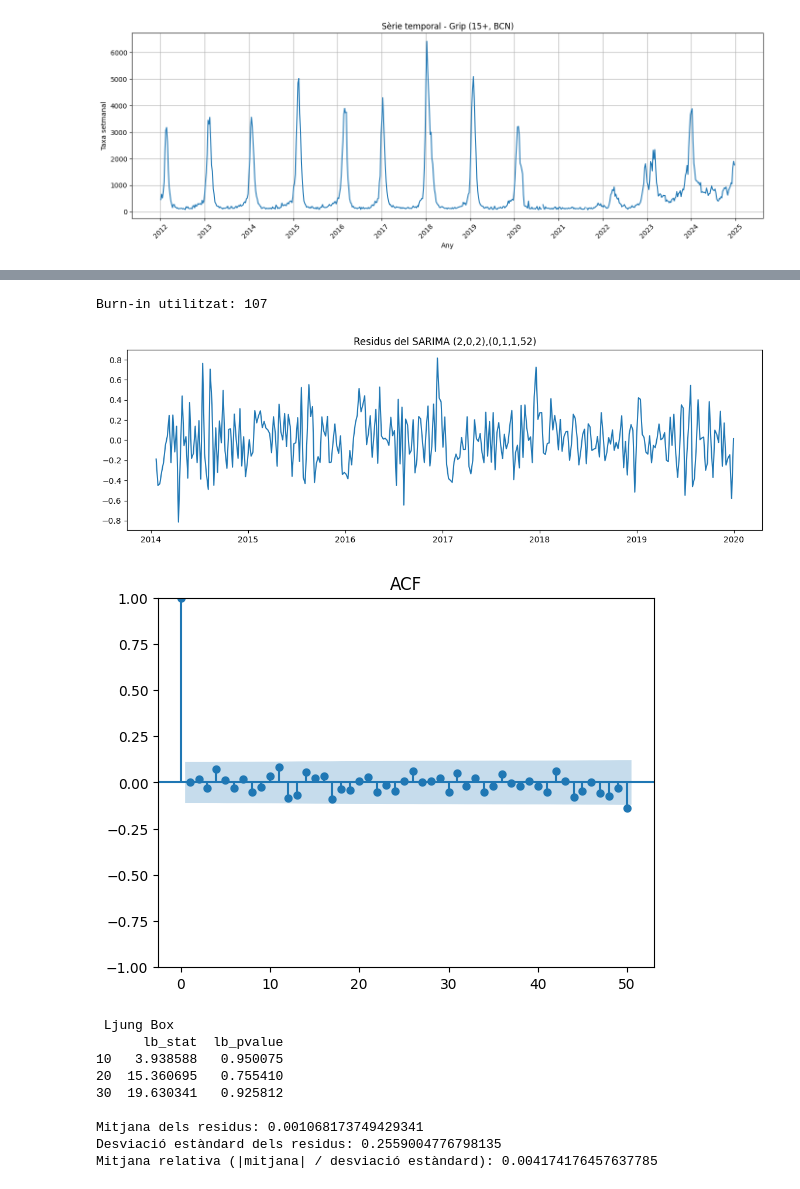
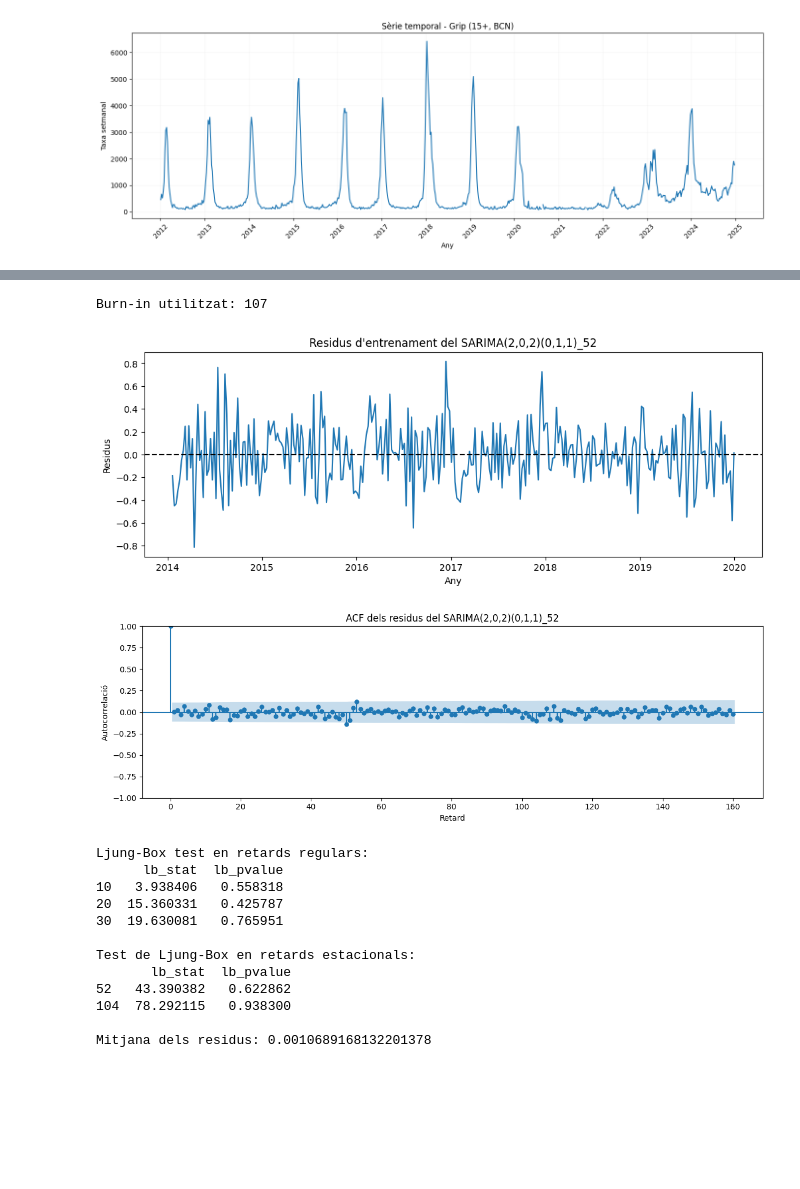
Before and after one commit to NIU1605347/modelitzacio-series-temporals-sarima-hibrid, a Jupyter notebook: notebooks/01_SARIMA_serie1.ipynb, the cells around one changed output, grey strips where cells are left out. Cells and saved outputs as stored; diff of their text form; code cells hidden in the pictures; blank space fills up the shorter version.

```diff
--- a/notebooks/01_SARIMA_serie1.ipynb
+++ b/notebooks/01_SARIMA_serie1.ipynb
@@ -625,44 +504,67 @@ Per dur a terme una avaluació residual més rigorosa, l’anàlisi diagnòstica
 # %%
 residuals= result1.resid.dropna()
 burn = max(result1.loglikelihood_burn, result1.filter_results.nobs_diffuse)
 
 print(f"Burn-in utilitzat: {burn}")
 residual1 = residuals.iloc[burn:].copy()
 
-
-plt.figure(figsize=(14,4))
+plt.figure(figsize=(12, 4))
 plt.plot(residual1)
-plt.title("Residus del SARIMA (2,0,2),(0,1,1,52)")
+plt.axhline(0, color="black", linestyle="--")
+plt.title("Residus d'entrenament del SARIMA(2,0,2)(0,1,1)_52")
+plt.xlabel("Any")
+plt.ylabel("Residus")
 plt.show()
 
-plot_acf(residual1, lags=50)
-plt.title("ACF")
+fig, ax = plt.subplots(figsize=(12, 4))
+plot_acf(residual1, lags=160, ax=ax)
+
+ax.set_title("ACF dels residus del SARIMA(2,0,2)(0,1,1)_52")
+ax.set_xlabel("Retard")
+ax.set_ylabel("Autocorrelació")
+
+plt.tight_layout()
 plt.show()
 
-print("\n Ljung Box")
-print(acorr_ljungbox(residual1, lags=[10, 20, 30], return_df=True))
 
-mean_resid = residual1.mean()
-std_resid = residual1.std()
+model_df = 2 + 2 + 0 + 1
 
-ratio = abs(mean_resid) / std_resid
+ljung_box = acorr_ljungbox(
+    residual1,
+    lags=[10, 20, 30],
+    model_df=model_df,
+    return_df=True
+)
 
-print("\nMitjana dels residus:", mean_resid)
-print("Desviació estàndard dels residus:", std_resid)
-print("Mitjana relativa (|mitjana| / desviació estàndard):", ratio)
+ljung_box_seasonal = acorr_ljungbox(
+    residual1,
+    lags=[52, 104],
+    model_df=model_df,
+    return_df=True
+)
+print("\nLjung-Box test en retards regulars:")
+print(ljung_box)
+
+print("\nTest de Ljung-Box en retards estacionals:")
+print(ljung_box_seasonal)
+
+print("\nMitjana dels residus:", residual1.mean())
 # %% [output]
 Burn-in utilitzat: 107
-[figure, old version]
+[figure, new version]
-[figure, old version]
+[figure, new version]
- Ljung Box
+Ljung-Box test en retards regulars:
       lb_stat  lb_pvalue
-10   3.938588   0.950075
-20  15.360695   0.755410
-30  19.630341   0.925812
+10   3.938406   0.558318
+20  15.360331   0.425787
+30  19.630081   0.765951
 
-Mitjana dels residus: 0.001068173749429341
-Desviació estàndard dels residus: 0.2559004776798135
-Mitjana relativa (|mitjana| / desviació estàndard): 0.004174176457637785
+Test de Ljung-Box en retards estacionals:
+       lb_stat  lb_pvalue
+52   43.390382   0.622862
+104  78.292115   0.938300
+
+Mitjana dels residus: 0.0010689168132201378
 # %%
 residuals= result2.resid.dropna()
 burn = max(result2.loglikelihood_burn, result2.filter_results.nobs_diffuse)
```
Also changed, not shown: parts of 53 cells of this notebook, 7 other files.
